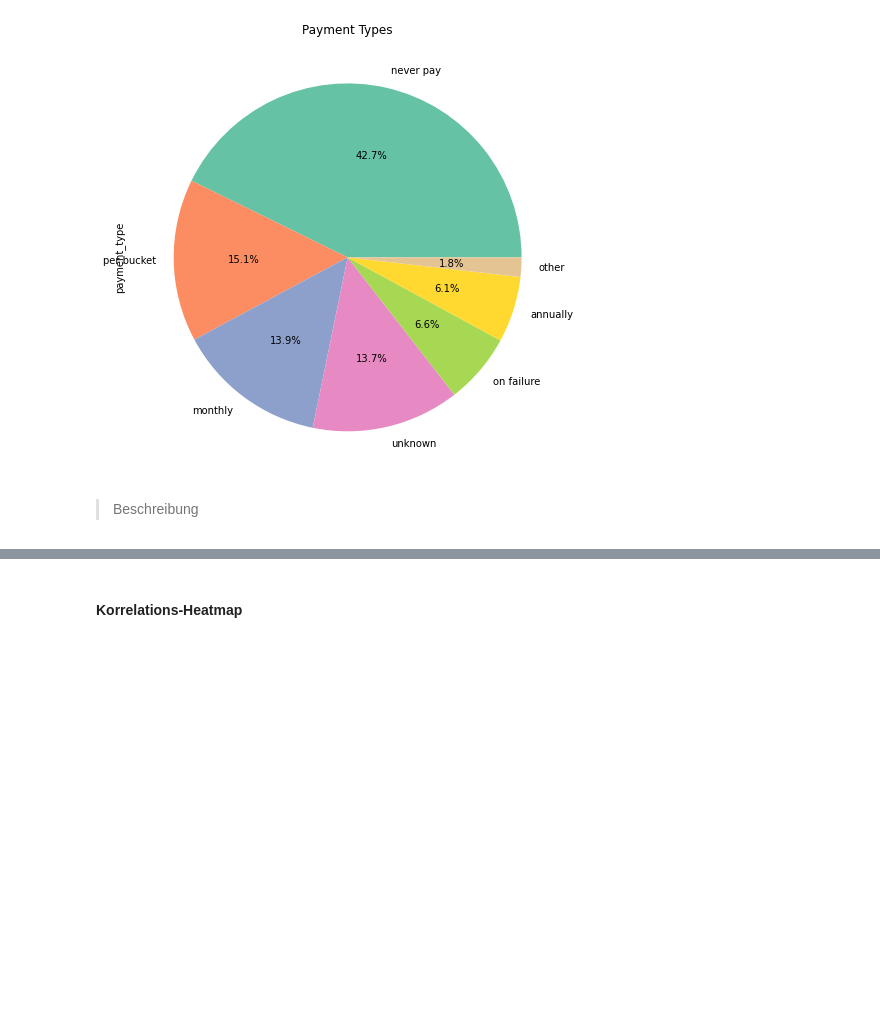
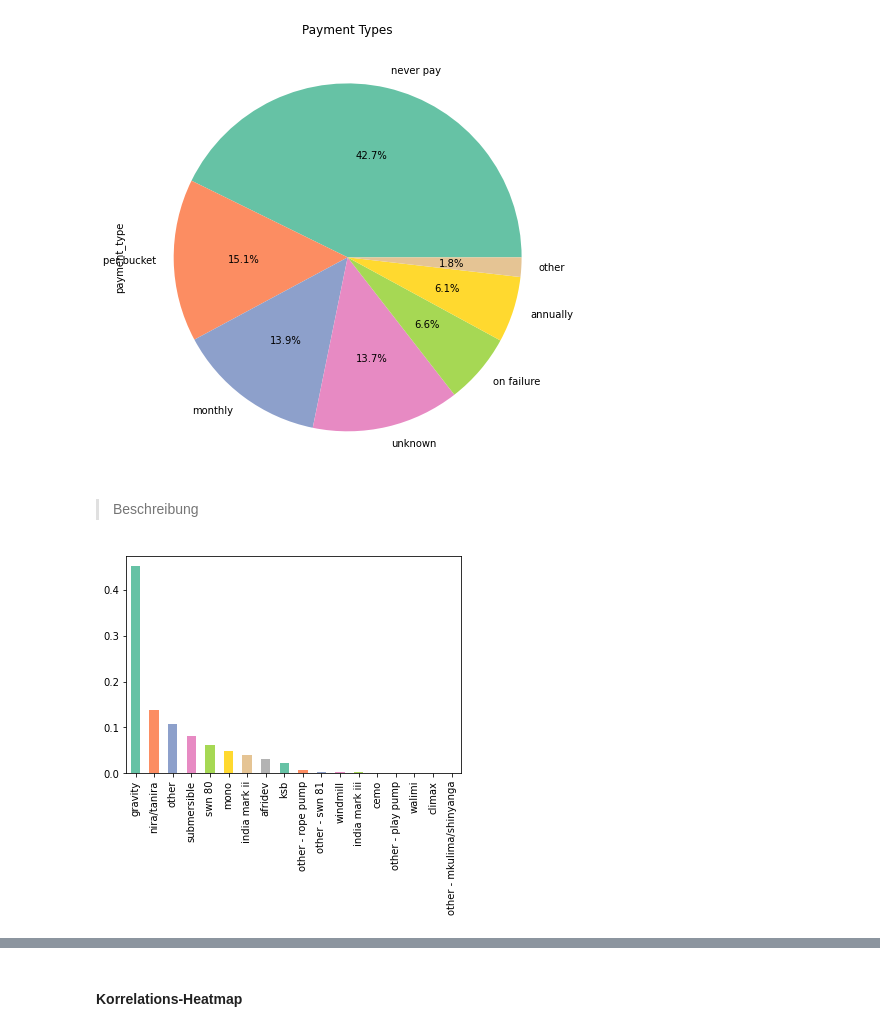
Before and after one commit to finitearth/DataExploration, a Jupyter notebook: presentation.ipynb, the cells around one changed output, grey strips where cells are left out. Drawn from its saved outputs; the diff is of its cells as text; code cells hidden in the pictures; blank space fills up the shorter version.

```diff
--- a/presentation.ipynb
+++ b/presentation.ipynb
@@ -300,3 +307,7 @@ plt.xticks(rotation=45);
 [figure]
 # %% [markdown]
 >Beschreibung
+# %%
+train_data.extraction_type.value_counts(normalize="True").plot(kind="bar", color=my_cmap.colors);
+# %% [output]
+[figure, added]
```
Also changed, not shown: parts of 32 cells of this notebook.
